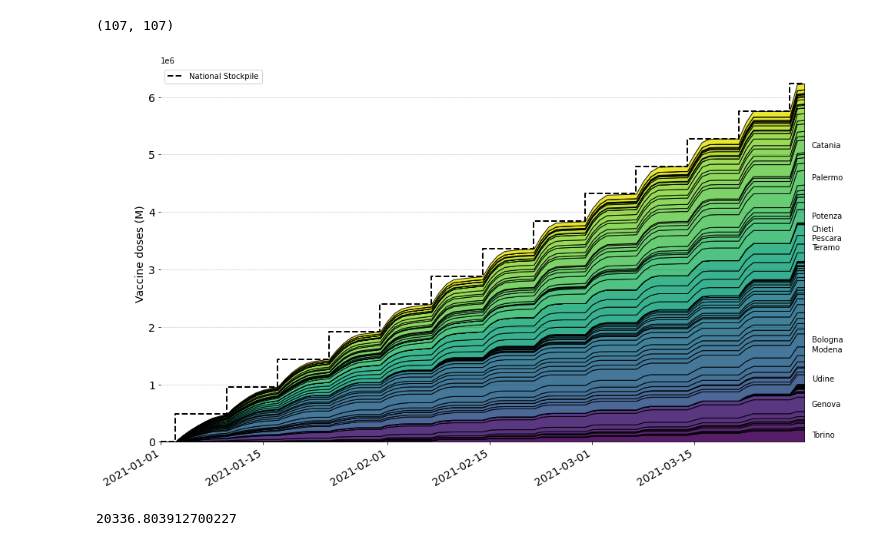
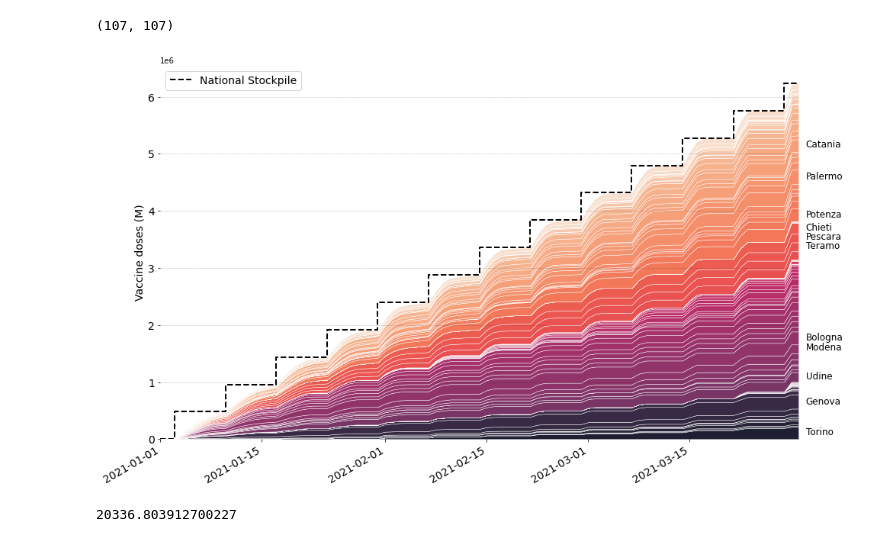
Before and after one commit to jcblemai/COVID-19_italy-vaccination-oc, a Jupyter notebook: analysis_ts.ipynb, the cells around one changed output. Cells and saved outputs as stored; diff of their text form; code cells hidden in the pictures.

```diff
--- a/analysis_ts.ipynb
+++ b/analysis_ts.ipynb
@@ -150,44 +190,44 @@ i = 8
 st = states_names[i]
 st = 'vacc'
 value = 'value'
-col = sns.color_palette("viridis", 110)
+col = sns.color_palette("rocket", 110)
 #col = sns.color_palette("Paired", 110)
 ax.grid(True, 'major', 'y', ls='--', lw=.5, c='k', alpha=.3)
 
 
 #mydata[(mydata['comp'] == st)].pivot(columns = 'place', values=value).cumsum().plot.area(ax = ax, colors=col)# lw = 2, ls = '-', marker='.')
 ax.stackplot(idx, [mydata[(mydata['comp'] == st)].pivot(columns = 'place', values=value).cumsum()[pl] for pl in setup.ind2name],
-              edgecolor= 'k', colors = col, lw=1, ls = '-', alpha = .9)
+              edgecolor= 'white', colors = col, lw=.5, ls = '-', alpha = .9)
 
 ax.step(idx, stockpile_national.cumsum(), lw = 2, ls = '--',  c = 'k', label = 'National Stockpile') # marker='.',
 
 acc = 0
 for i, ndn in enumerate(setup.ind2name):
     this = mydata[(mydata['comp'] == st)].pivot(columns = 'place', values=value).sum()[ndn]
     acc = acc + this
     if this > 1.5e5:
-        plt.text(setup.end_date, acc-2*this/3, ndn, fontsize=10)
+        plt.text(setup.end_date, acc-2*this/3, ndn, fontsize=12)
 
 #ax.set_title('Cumulative vaccination per node', );
 ax.set_ylabel('Vaccine doses (M)', fontsize=14);
 #ax.grid()
 ax.set_xlim(setup.start_date, setup.end_date-datetime.timedelta(1))
-ax.legend(loc='upper left')
+ax.legend(loc='upper left', fontsize=14)
 fig.autofmt_xdate()
 ax.spines['top'].set_visible(False)
 ax.spines['bottom'].set_visible(False)
 ax.spines['right'].set_visible(False)
 ax.spines['left'].set_visible(False)
 ax.get_xaxis().tick_bottom()
 ax.get_yaxis().tick_left()
 plt.xticks(fontsize=14)
 plt.yticks(fontsize=14)
 
 #ax.grid()
 #fig.subplots_adjust(left=.06, right=.75, bottom=.02, top=.94)
 fig.savefig('figures/ts_optimal_stackplot.pdf')
 # %% [output]
-[figure, old version]
+[figure, new version]
 # %%
 mydata
 # %%
```
Also changed, not shown: parts of 2 cells of this notebook, 3 other files.
